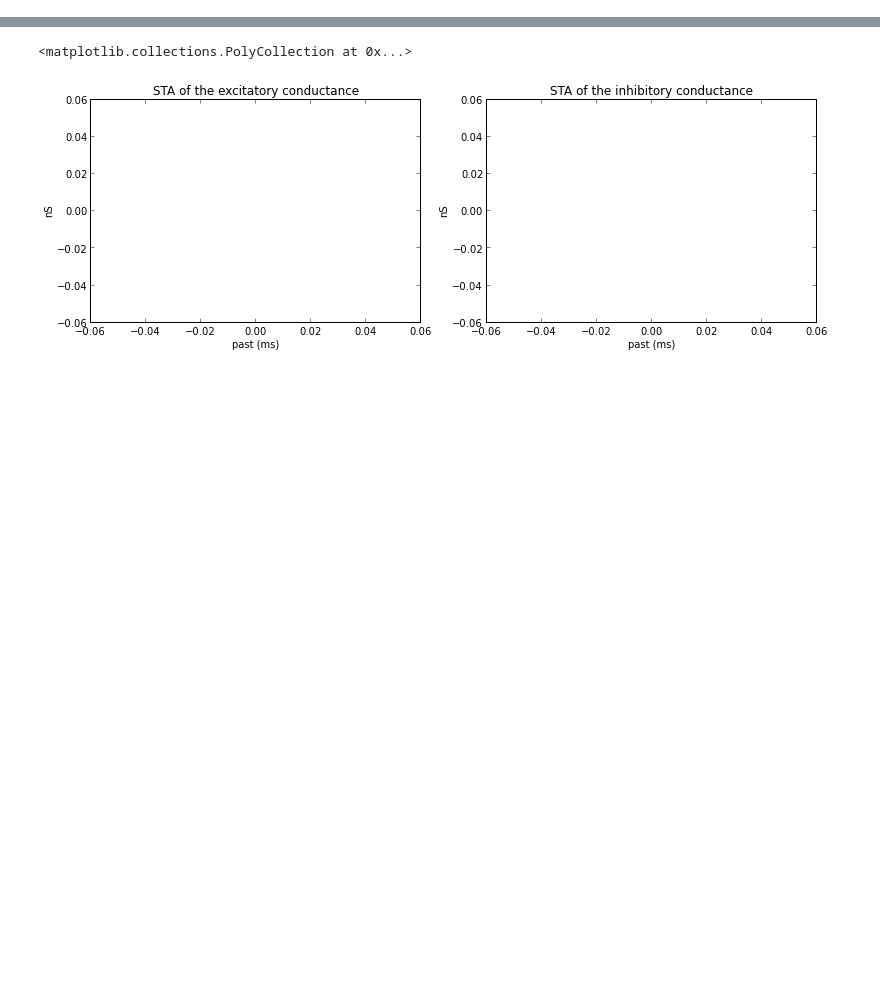
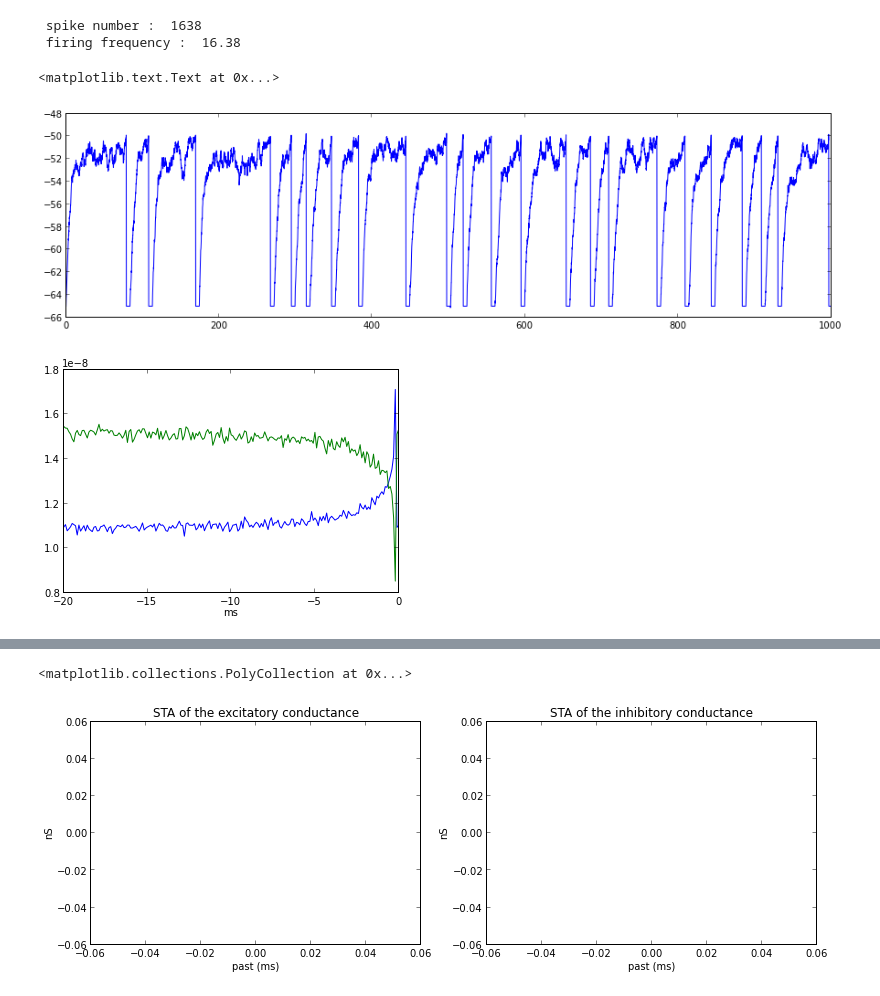
Before and after one commit to yzerlaut/transfer_functions, a Jupyter notebook: iaf_ou.ipynb, the cells around one changed output, grey strips where cells are left out. Saved outputs shown, nothing was run; the diff lists cells and outputs as text; code cells hidden in the pictures; blank space fills up the shorter version.

```diff
--- a/iaf_ou.ipynb
+++ b/iaf_ou.ipynb
@@ -26,19 +26,22 @@ def ornstein_uhlenbeck(tmax, dt, mu, sigma, tau):
         y[i+1] = y0 + (y[i]-y0)*np.exp(-dt/tau)+A*noise[i]
     return y
 
-def white_gaussian(tmax, dt, mu, sigma, tau):
+def white_gaussian(tmax, dt, mu, sigma):
     """return a realisation of a gaussian white noise process"""
 
     return np.random.randn(int(tmax/dt)) * sigma + mu
+
+def rectify(x):
+    """ take an array and repaces its negative points and replace it with 0 values """
+    out = x.copy()
+    out[out<0]=0
+    return out
 
 
 def launch_sim(dt, ge, gi, spiking_mech=True):
     """ functions that solve the membrane equations for 2 time varying
     excitatory and inhibitory conductances
     N.B. reversal potentials, membrane prop. should be global """
-
-    # we insure that it does not take negative values !!!
-    ge[ge<0]=0 ; gi[gi<0]=0
 
     try:
         tstop = len(ge)*dt
@@ -70,6 +73,37 @@ def calculate_sta(dt, x, spikes, window):
     spike_train = np.histogram(spikes, np.arange(len(v))*dt)[0]
     min_index = int(window[0]/dt)
     max_index = len(spike_train) - int(window[1]/dt)
-    sta = np.correlate(x, spike_train[-min_index:max_index])
-
-    return sta/len(spikes)
+    sta = np.correlate(x, spike_train[-min_index-1:max_index]) ### TO BE CHECK
+    lag = np.arange(len(sta))*dt+window[0]
+    return lag,sta/len(spikes)
+# %%
+#### TESTING THE EFFECT OF GAUSSIAN WHITE NOISE ####
+
+dt = 1e-4
+tstop = 100
+
+# we try a simulation with ~ntwk sim values
+ge = white_gaussian(tstop, dt, 11e-9, 5e-9)
+gi = white_gaussian(tstop, dt, 15e-9, 7e-9)
+ge,gi = rectify(ge), rectify(gi) ### non zero conductances !!
+
+t, v, spikes = launch_sim(dt, ge, gi)
+print " spike number : ",len(spikes)
+print " firing frequency : ",1.*len(spikes)/tstop
+
+plt.figure(figsize=(15,4))
+plt.plot(t[:1e4]*1e3,v[:1e4]*1e3)
+
+window = (-20*1e-3,0)
+
+lag_ge,sta_ge = calculate_sta(dt, ge, spikes, window)
+plt.figure()
+plt.plot(lag_ge*1e3, sta_ge);plt.xlabel('ms')
+lag_gi,sta_gi = calculate_sta(dt, gi, spikes, window)
+plt.plot(lag_gi*1e3, sta_gi);plt.xlabel('ms')
+# %% [output]
+ spike number :  1638
+ firing frequency :  16.38
+<matplotlib.text.Text at 0x...>
+[figure, added]
+[figure, added]
```
Also changed, not shown: parts of 4 cells of this notebook.
